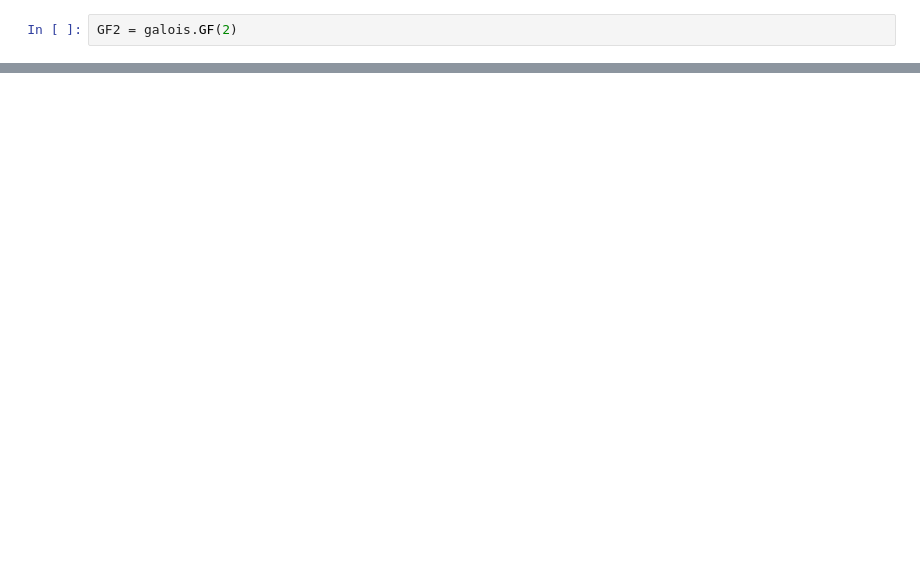
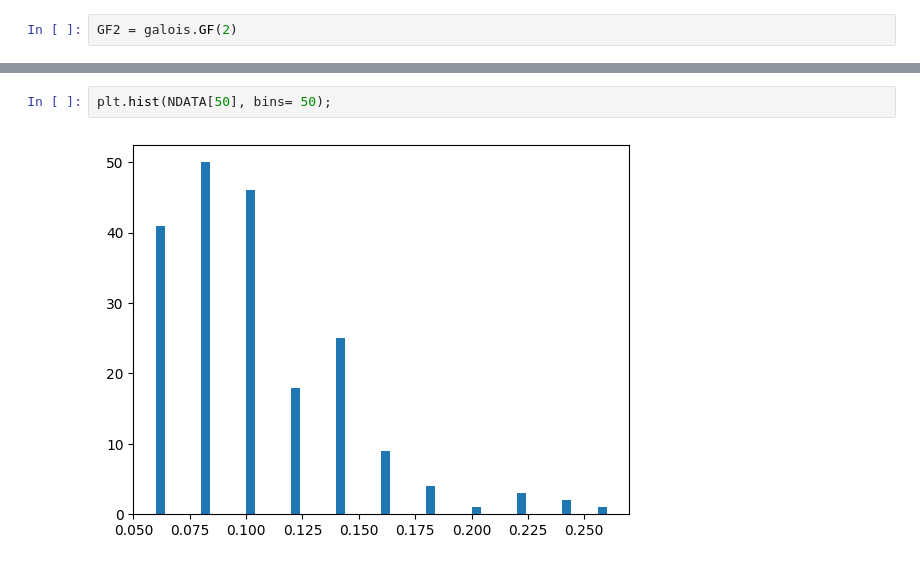
Before and after one commit to pafloxy/graphix_pafloxy, a Jupyter notebook: scrtach/scratch1.ipynb, the cells around one changed output, grey strips where cells are left out. Saved outputs shown, nothing was run; the diff lists cells and outputs as text; blank space fills up the shorter version.

```diff
--- a/scrtach/scratch1.ipynb
+++ b/scrtach/scratch1.ipynb
@@ -72,0 +291,4 @@ np.array_equal(id, np.diag(np.diag(id)))
+# %%
+plt.hist(NDATA[50], bins= 50);
+# %% [output]
+[figure, added]
```
Also changed, not shown: parts of 34 cells of this notebook, 1 other file.
